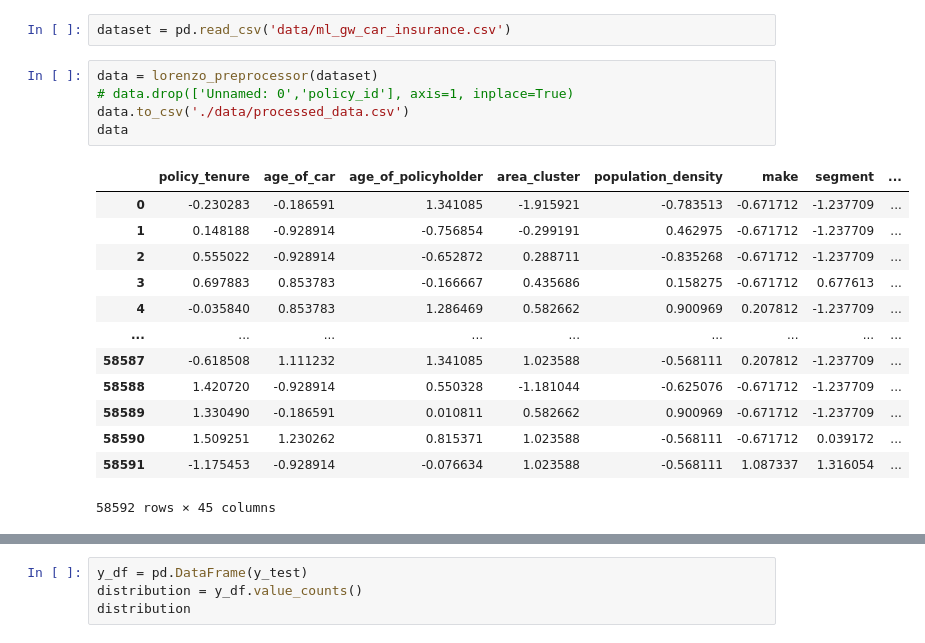
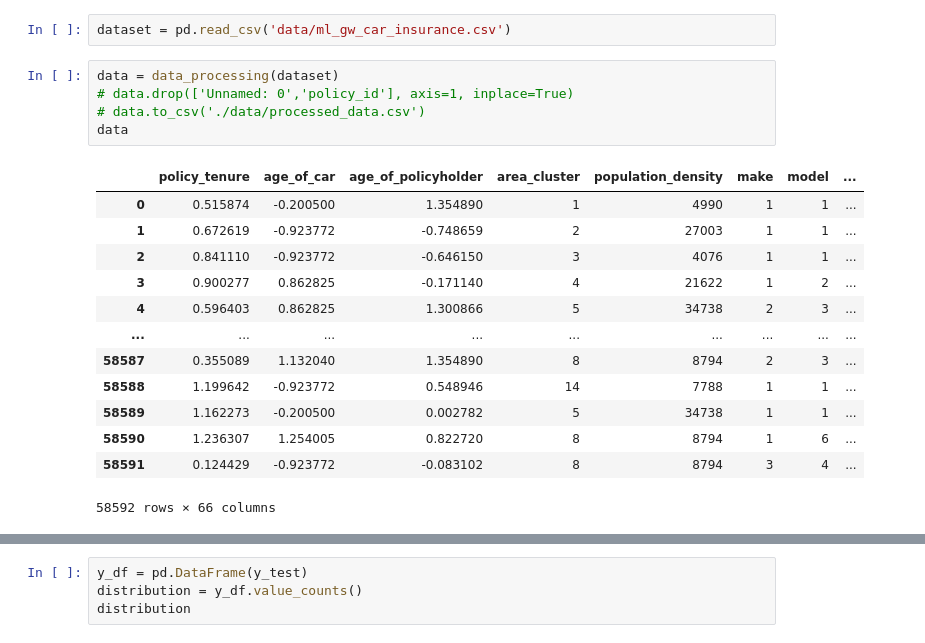
Before and after one commit to annaziegert/insurance_claim_prediciton_nova, a Jupyter notebook: Random Forest.ipynb, the cells around one changed output, grey strips where cells are left out. Drawn from its saved outputs; the diff is of its cells as text.

```diff
--- a/Random Forest.ipynb
+++ b/Random Forest.ipynb
@@ -16,24 +16,24 @@ from sklearn.metrics import classification_report
 # %%
 dataset = pd.read_csv('data/ml_gw_car_insurance.csv')
 # %%
-data = lorenzo_preprocessor(dataset)
+data = data_processing(dataset)
 # data.drop(['Unnamed: 0','policy_id'], axis=1, inplace=True)
-data.to_csv('./data/processed_data.csv')
+# data.to_csv('./data/processed_data.csv')
 data
 # %% [output]
-|  | policy_tenure | age_of_car | age_of_policyholder | area_cluster | population_density | make | segment | ... |
-| 0 | -0.230283 | -0.186591 | 1.341085 | -1.915921 | -0.783513 | -0.671712 | -1.237709 | ... |
-| 1 | 0.148188 | -0.928914 | -0.756854 | -0.299191 | 0.462975 | -0.671712 | -1.237709 | ... |
-| 2 | 0.555022 | -0.928914 | -0.652872 | 0.288711 | -0.835268 | -0.671712 | -1.237709 | ... |
-| 3 | 0.697883 | 0.853783 | -0.166667 | 0.435686 | 0.158275 | -0.671712 | 0.677613 | ... |
-| 4 | -0.035840 | 0.853783 | 1.286469 | 0.582662 | 0.900969 | 0.207812 | -1.237709 | ... |
+|  | policy_tenure | age_of_car | age_of_policyholder | area_cluster | population_density | make | model | ... |
+| 0 | 0.515874 | -0.200500 | 1.354890 | 1 | 4990 | 1 | 1 | ... |
+| 1 | 0.672619 | -0.923772 | -0.748659 | 2 | 27003 | 1 | 1 | ... |
+| 2 | 0.841110 | -0.923772 | -0.646150 | 3 | 4076 | 1 | 1 | ... |
+| 3 | 0.900277 | 0.862825 | -0.171140 | 4 | 21622 | 1 | 2 | ... |
+| 4 | 0.596403 | 0.862825 | 1.300866 | 5 | 34738 | 2 | 3 | ... |
 | ... | ... | ... | ... | ... | ... | ... | ... | ... |
-| 58587 | -0.618508 | 1.111232 | 1.341085 | 1.023588 | -0.568111 | 0.207812 | -1.237709 | ... |
-| 58588 | 1.420720 | -0.928914 | 0.550328 | -1.181044 | -0.625076 | -0.671712 | -1.237709 | ... |
-| 58589 | 1.330490 | -0.186591 | 0.010811 | 0.582662 | 0.900969 | -0.671712 | -1.237709 | ... |
-| 58590 | 1.509251 | 1.230262 | 0.815371 | 1.023588 | -0.568111 | -0.671712 | 0.039172 | ... |
-| 58591 | -1.175453 | -0.928914 | -0.076634 | 1.023588 | -0.568111 | 1.087337 | 1.316054 | ... |
+| 58587 | 0.355089 | 1.132040 | 1.354890 | 8 | 8794 | 2 | 3 | ... |
+| 58588 | 1.199642 | -0.923772 | 0.548946 | 14 | 7788 | 1 | 1 | ... |
+| 58589 | 1.162273 | -0.200500 | 0.002782 | 5 | 34738 | 1 | 1 | ... |
+| 58590 | 1.236307 | 1.254005 | 0.822720 | 8 | 8794 | 1 | 6 | ... |
+| 58591 | 0.124429 | -0.923772 | -0.083102 | 8 | 8794 | 3 | 4 | ... |
-58592 rows × 45 columns
+58592 rows × 66 columns
 # %%
 
 X = data.drop(['is_claim'],axis=1)# Features
```
Also changed, not shown: parts of 4 cells of this notebook.
